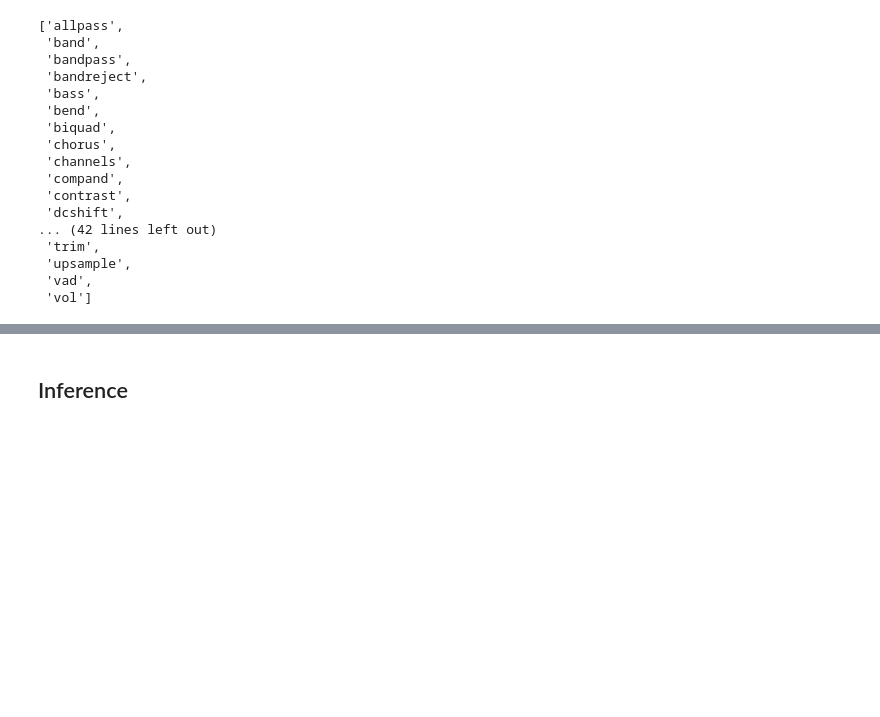
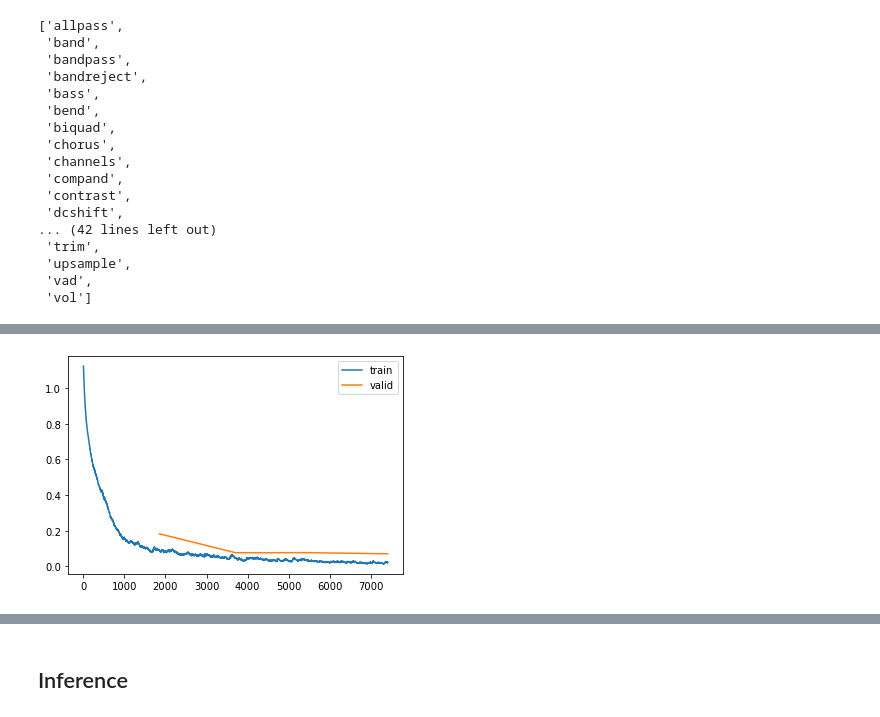
Before and after one commit to mizoru/blog, a Jupyter notebook: _notebooks/2021-12-21-Japanese-pitch.ipynb, the cells around one changed output, grey strips where cells are left out. Cells and saved outputs as stored; diff of their text form; code cells hidden in the pictures; blank space fills up the shorter version.

```diff
--- a/_notebooks/2021-12-21-Japanese-pitch.ipynb
+++ b/_notebooks/2021-12-21-Japanese-pitch.ipynb
@@ -426,0 +448,2 @@ Audio(at_shift, rate=24000)
+# %%
+fin_learn.fit_one_cycle(4, 3e-4)
@@ -426,0 +456,4 @@ Audio(at_shift, rate=24000)
+# %%
+fin_learn.recorder.plot_loss()
+# %% [output]
+[figure, added]
```
Also changed, not shown: parts of 40 cells of this notebook.
